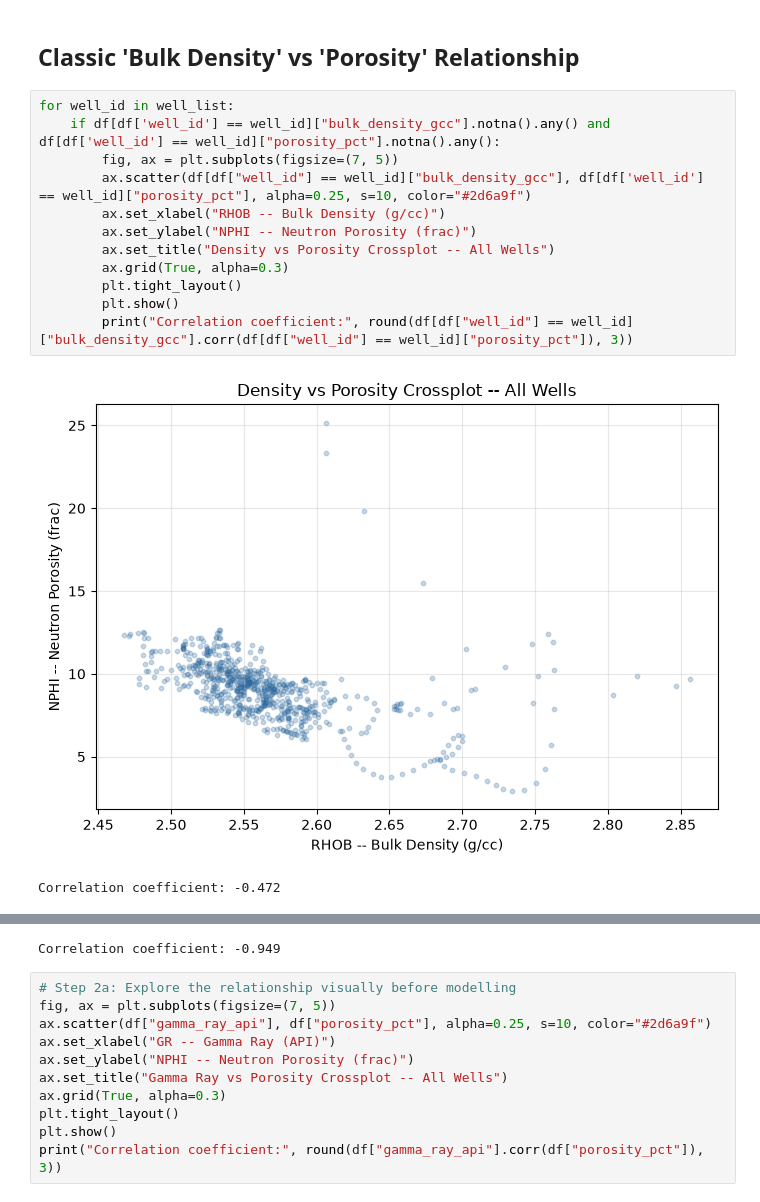
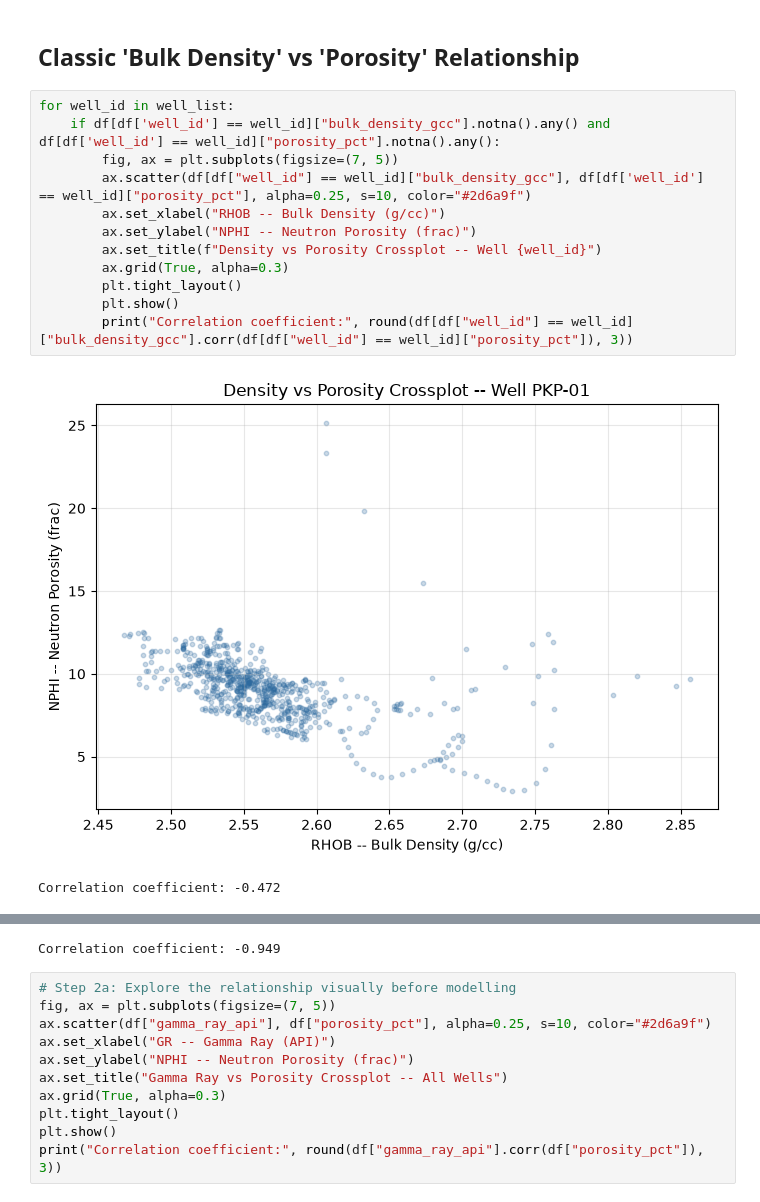
Before and after one commit to sadaraka-kadi/probable-eureka, a Jupyter notebook: notebooks/02_ml_work_flow.ipynb, the cells around one changed output, grey strips where cells are left out. Drawn from its saved outputs; the diff is of its cells as text.

```diff
--- a/notebooks/02_ml_work_flow.ipynb
+++ b/notebooks/02_ml_work_flow.ipynb
@@ -144,15 +144,15 @@ This  is a list of all the wells: ['JUT-01', 'EVD-01', 'PKP-01', 'BLT-01']
 # %%
 for well_id in well_list:
     if df[df['well_id'] == well_id]["bulk_density_gcc"].notna().any() and df[df['well_id'] == well_id]["porosity_pct"].notna().any():
         fig, ax = plt.subplots(figsize=(7, 5))
         ax.scatter(df[df["well_id"] == well_id]["bulk_density_gcc"], df[df['well_id'] == well_id]["porosity_pct"], alpha=0.25, s=10, color="#2d6a9f")
         ax.set_xlabel("RHOB -- Bulk Density (g/cc)")
         ax.set_ylabel("NPHI -- Neutron Porosity (frac)")
-        ax.set_title("Density vs Porosity Crossplot -- All Wells")
+        ax.set_title(f"Density vs Porosity Crossplot -- Well {well_id}")
         ax.grid(True, alpha=0.3)
         plt.tight_layout()
         plt.show()
         print("Correlation coefficient:", round(df[df["well_id"] == well_id]["bulk_density_gcc"].corr(df[df["well_id"] == well_id]["porosity_pct"]), 3))
 # %% [output]
-[figure, old version]
+[figure, new version]
 Correlation coefficient: -0.472
```
Also changed, not shown: parts of 1 cell of this notebook.
